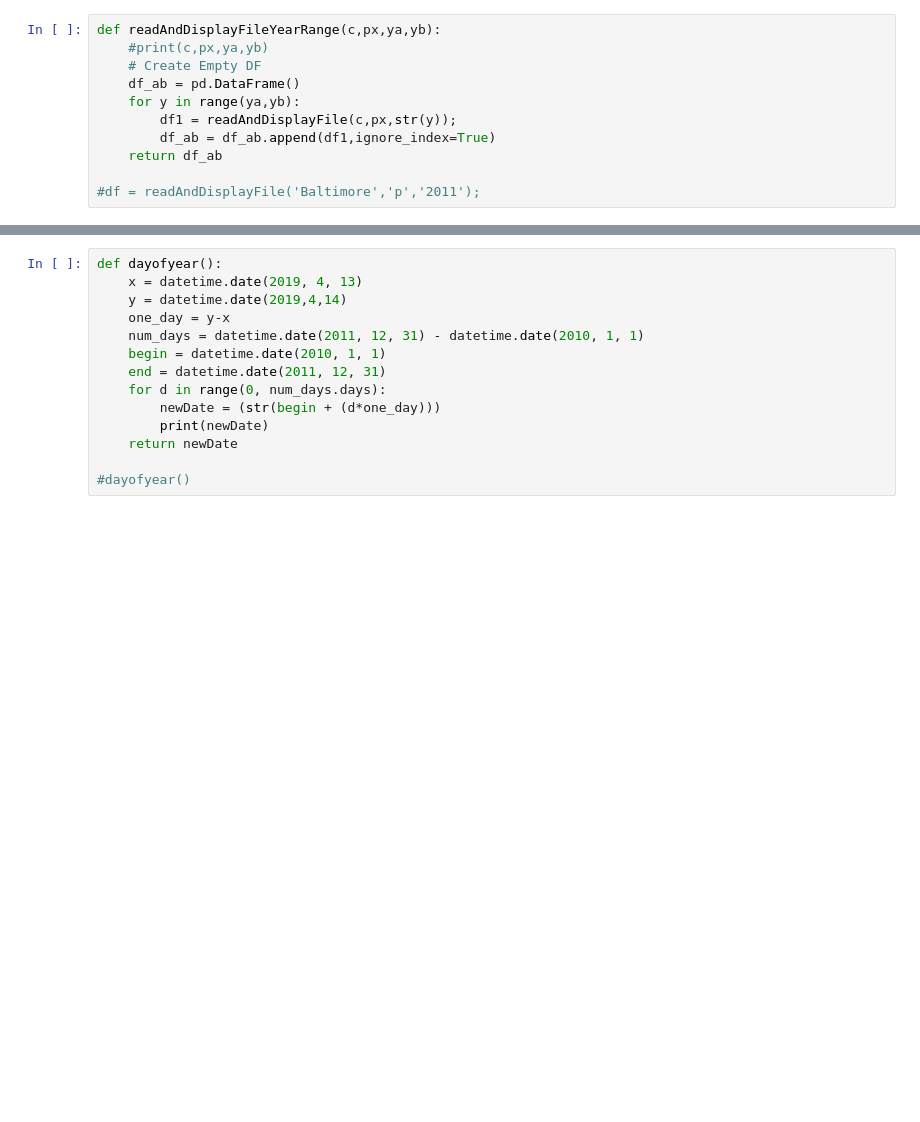
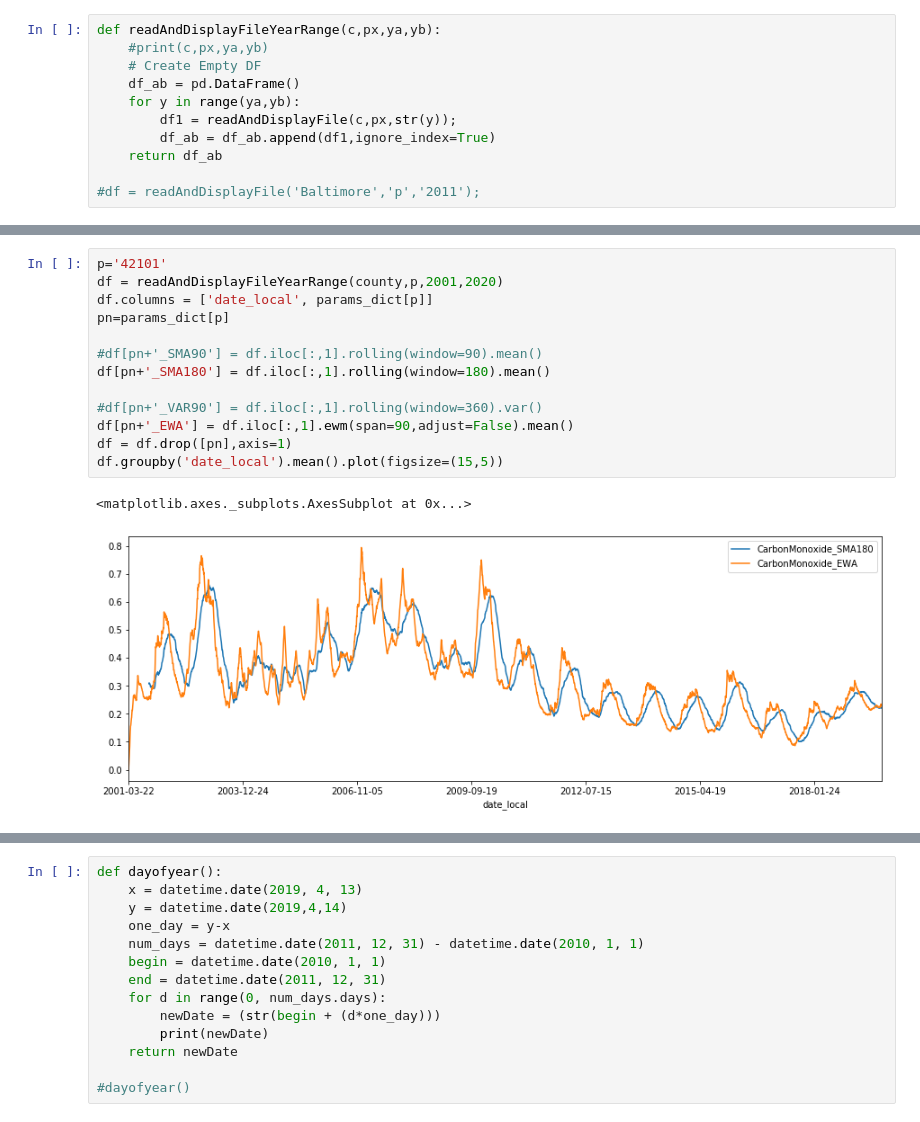
Before and after one commit to ksamavedam/Pollution20Code, a Jupyter notebook: Appa/apps_scratch.ipynb, the cells around one changed output, grey strips where cells are left out. Drawn from its saved outputs; the diff is of its cells as text; blank space fills up the shorter version.

```diff
--- a/Appa/apps_scratch.ipynb
+++ b/Appa/apps_scratch.ipynb
@@ -117,0 +119,16 @@ for p in params_dict.keys():
+# %%
+p='42101'
+df = readAndDisplayFileYearRange(county,p,2001,2020)
+df.columns = ['date_local', params_dict[p]]
+pn=params_dict[p]
+
+#df[pn+'_SMA90'] = df.iloc[:,1].rolling(window=90).mean()
+df[pn+'_SMA180'] = df.iloc[:,1].rolling(window=180).mean()
+
+#df[pn+'_VAR90'] = df.iloc[:,1].rolling(window=360).var()
+df[pn+'_EWA'] = df.iloc[:,1].ewm(span=90,adjust=False).mean()
+df = df.drop([pn],axis=1)
+df.groupby('date_local').mean().plot(figsize=(15,5))
+# %% [output]
+<matplotlib.axes._subplots.AxesSubplot at 0x...>
+[figure, added]
```
Also changed, not shown: parts of 5 cells of this notebook, 4 other files.
